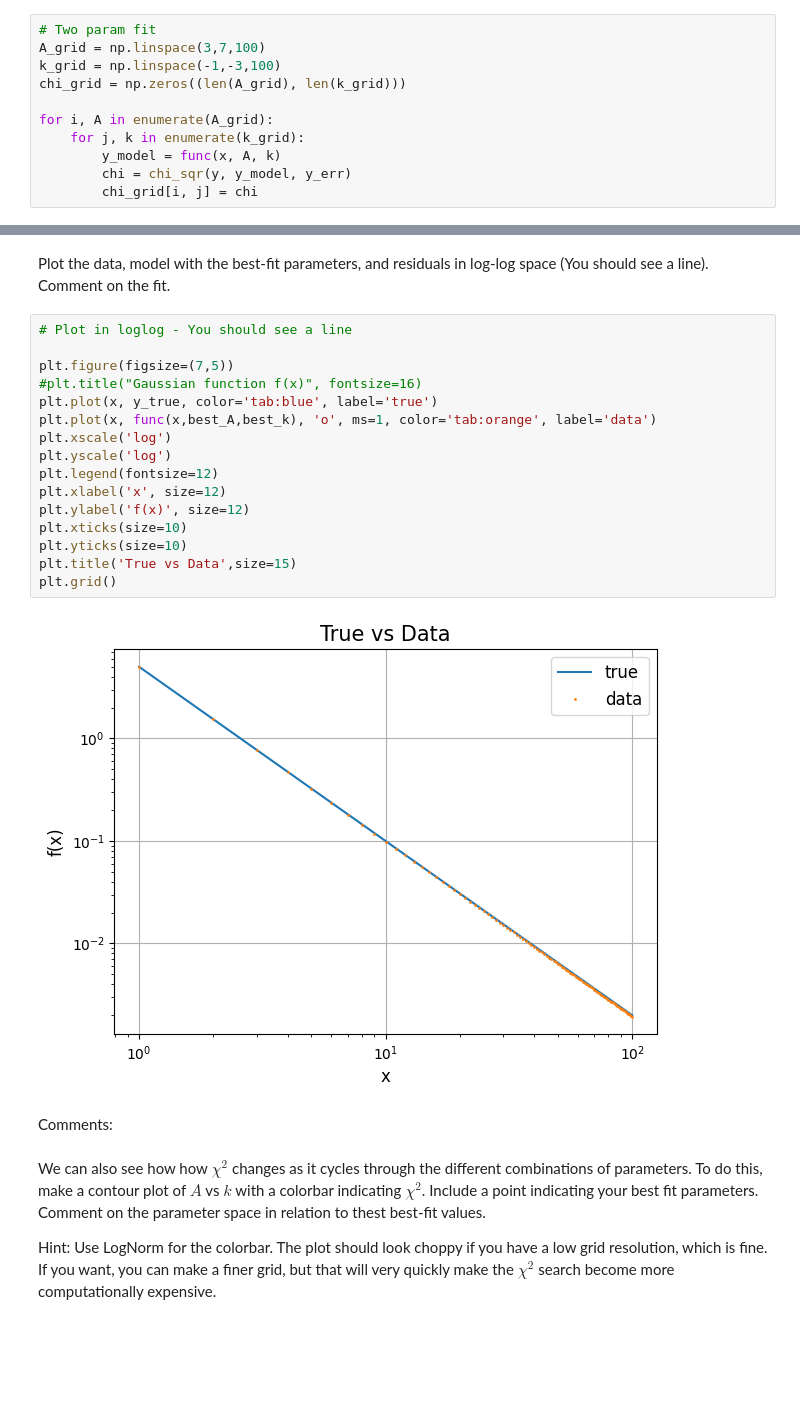
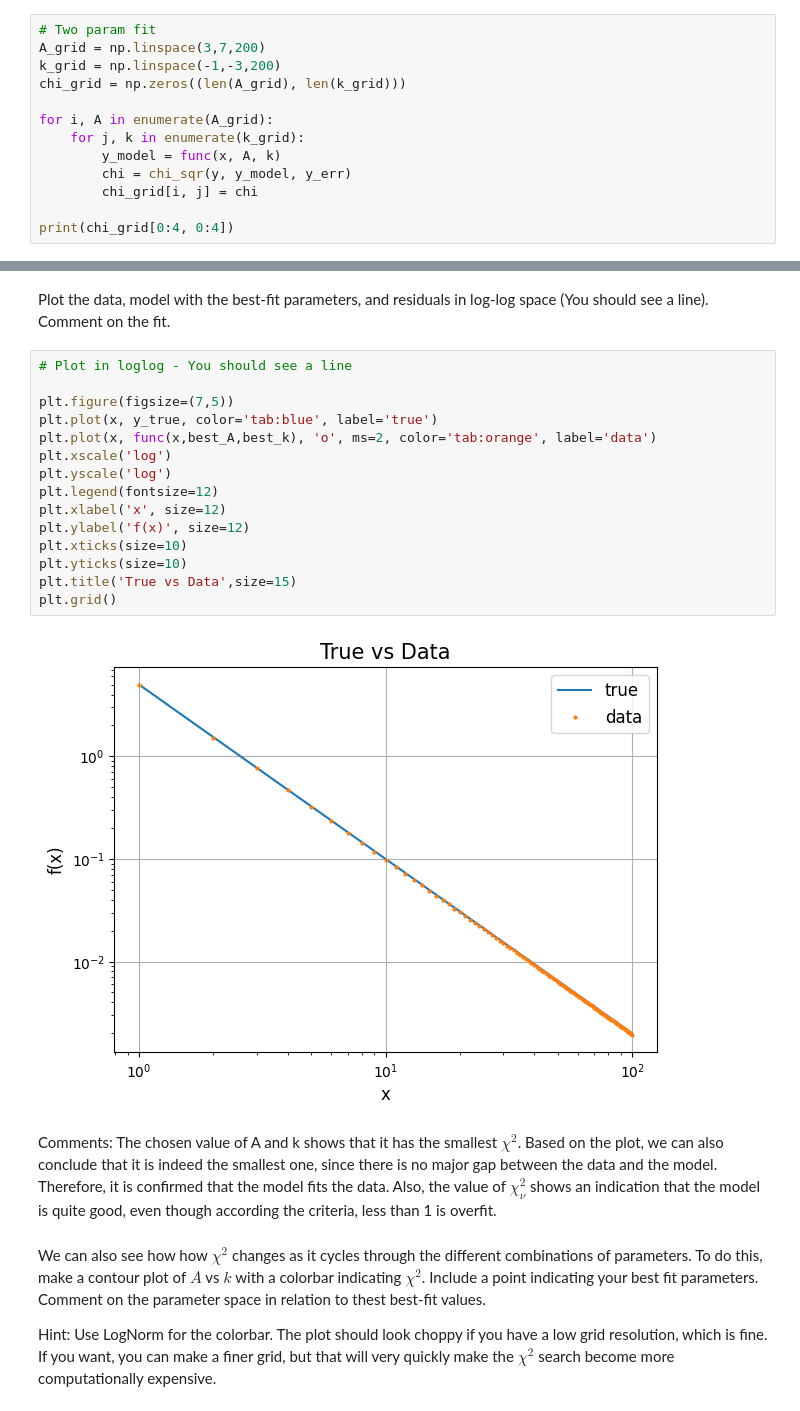
Before and after one commit to galih123star/computational2026, a Jupyter notebook: HW07/HW07_ChiSquared_MCMC.ipynb, the cells around one changed output, grey strips where cells are left out. Drawn from its saved outputs; the diff is of its cells as text; blank space fills up the shorter version.

```diff
--- a/HW07/HW07_ChiSquared_MCMC.ipynb
+++ b/HW07/HW07_ChiSquared_MCMC.ipynb
@@ -86,8 +86,8 @@ Start with the two parameter fit in which for each combination of $A$ and $k$, a
 Note: This is a brute force method that explores the whole defined parameter space. It does not try to get the lowest-chi squre value.
 # %%
 # Two param fit
-A_grid = np.linspace(3,7,100)
-k_grid = np.linspace(-1,-3,100)
+A_grid = np.linspace(3,7,200)
+k_grid = np.linspace(-1,-3,200)
 chi_grid = np.zeros((len(A_grid), len(k_grid)))
 
 for i, A in enumerate(A_grid):
@@ -95,3 +95,5 @@ for i, A in enumerate(A_grid):
         y_model = func(x, A, k)
         chi = chi_sqr(y, y_model, y_err)
         chi_grid[i, j] = chi
+
+print(chi_grid[0:4, 0:4])
@@ -122,23 +129,22 @@ Plot the data, model with the best-fit parameters, and residuals in log-log spac
 # %%
 # Plot in loglog - You should see a line
 
 plt.figure(figsize=(7,5))
-#plt.title("Gaussian function f(x)", fontsize=16)
 plt.plot(x, y_true, color='tab:blue', label='true')
-plt.plot(x, func(x,best_A,best_k), 'o', ms=1, color='tab:orange', label='data')
+plt.plot(x, func(x,best_A,best_k), 'o', ms=2, color='tab:orange', label='data')
 plt.xscale('log')
 plt.yscale('log')
 plt.legend(fontsize=12)
 plt.xlabel('x', size=12)
 plt.ylabel('f(x)', size=12)
 plt.xticks(size=10)
 plt.yticks(size=10)
 plt.title('True vs Data',size=15)
 plt.grid()
 # %% [output]
-[figure, old version]
+[figure, new version]
 # %% [markdown]
-Comments:
+Comments: The chosen value of A and k shows that it has the smallest $\chi^2$. Based on the plot, we can also conclude that it is indeed the smallest one, since there is no major gap between the data and the model. Therefore, it is confirmed that the model fits the data. Also, the value of $\chi_\nu^2$ shows an indication that the model is quite good, even though according the criteria, less than 1 is overfit.
 # %% [markdown]
 We can also see how how $\chi^{2}$ changes as it cycles through the different combinations of parameters. To do this, make a contour plot of $A$ vs $k$ with a colorbar indicating $\chi^{2}$. Include a point indicating your best fit parameters. Comment on the parameter space in relation to thest best-fit values.
 
```
Also changed, not shown: parts of 21 cells of this notebook.
